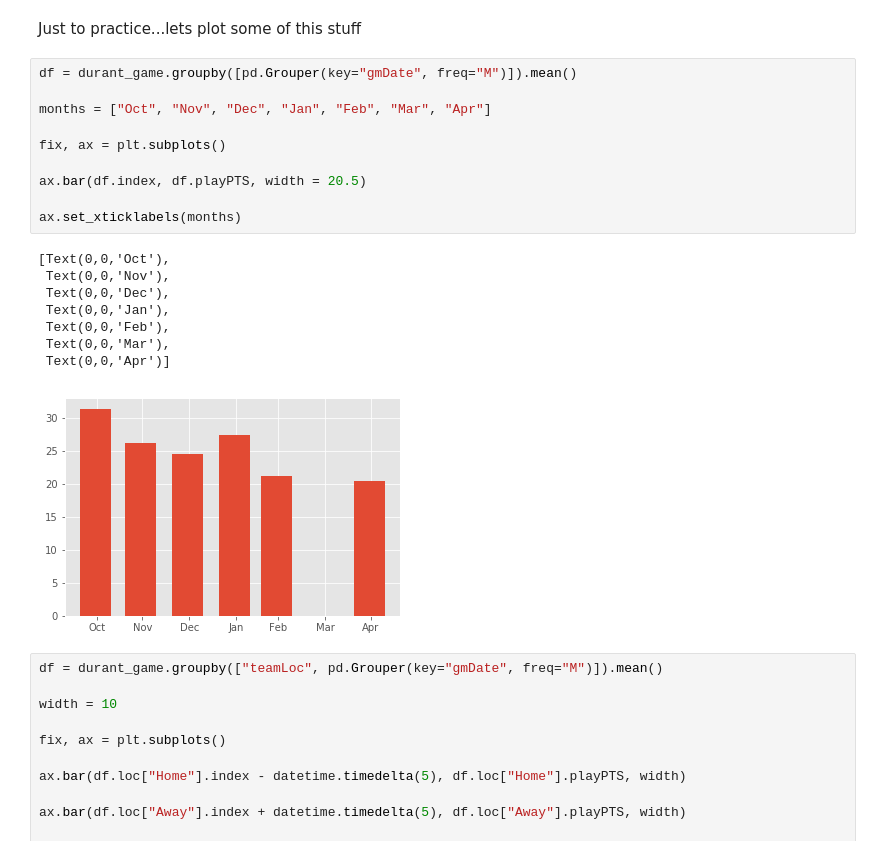
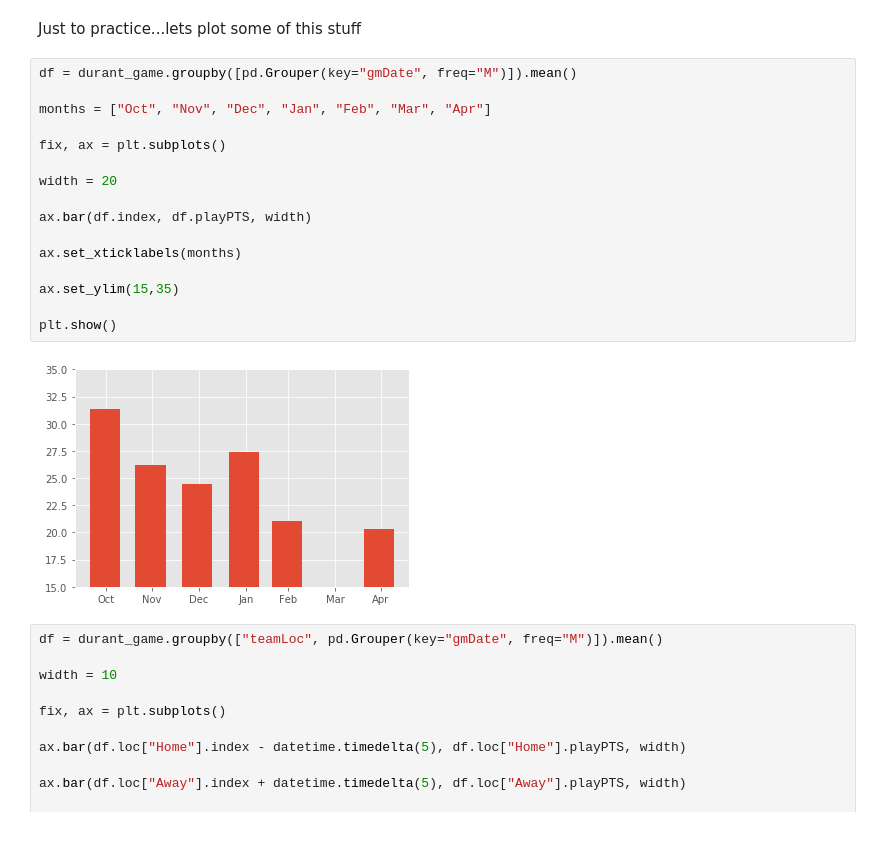
Before and after one commit to mwaugh0328/data_bootcamp_spring_2018, a Jupyter notebook: week10/groupby.ipynb, the cells around one changed output. Drawn from its saved outputs; the diff is of its cells as text.

```diff
--- a/week10/groupby.ipynb
+++ b/week10/groupby.ipynb
@@ -285,22 +285,21 @@ Just to practice...lets plot some of this stuff
 # %%
 df = durant_game.groupby([pd.Grouper(key="gmDate", freq="M")]).mean()
 
 months = ["Oct", "Nov", "Dec", "Jan", "Feb", "Mar", "Apr"]
 
 fix, ax = plt.subplots()
 
-ax.bar(df.index, df.playPTS, width = 20.5)
+width = 20
+
+ax.bar(df.index, df.playPTS, width)
 
 ax.set_xticklabels(months)
+
+ax.set_ylim(15,35)
+
+plt.show()
 # %% [output]
-[Text(0,0,'Oct'),
- Text(0,0,'Nov'),
- Text(0,0,'Dec'),
- Text(0,0,'Jan'),
- Text(0,0,'Feb'),
- Text(0,0,'Mar'),
- Text(0,0,'Apr')]
-[figure, old version]
+[figure, new version]
 # %%
 df = durant_game.groupby(["teamLoc", pd.Grouper(key="gmDate", freq="M")]).mean()
 
```
